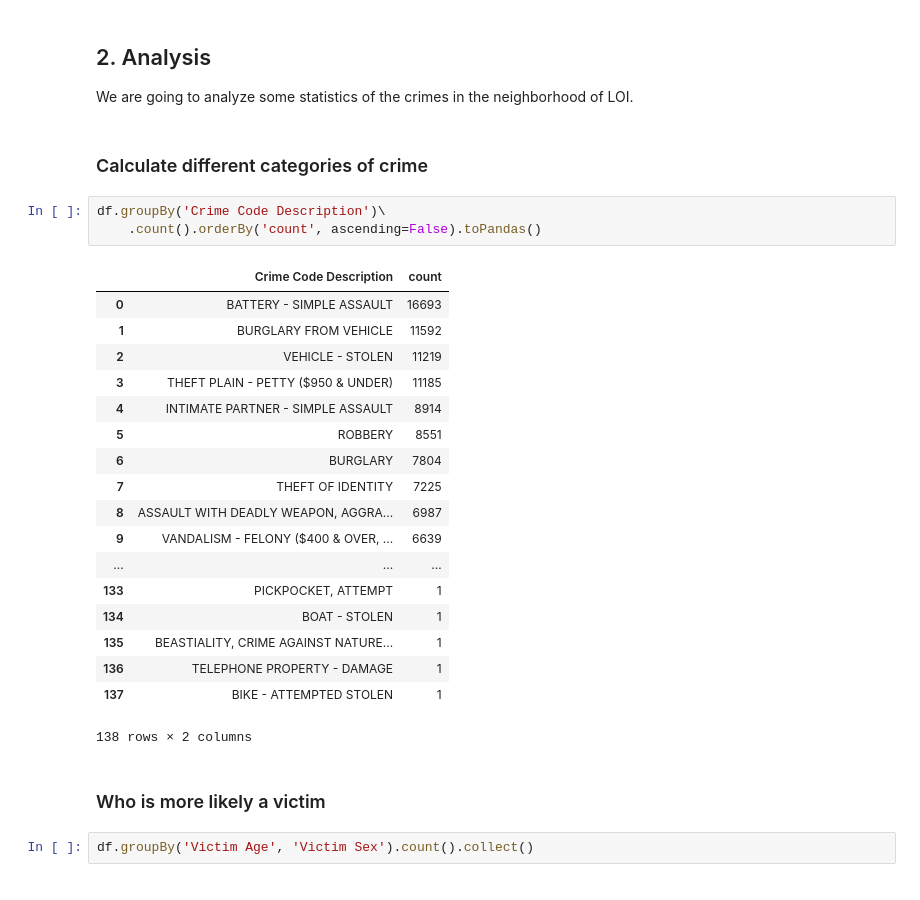
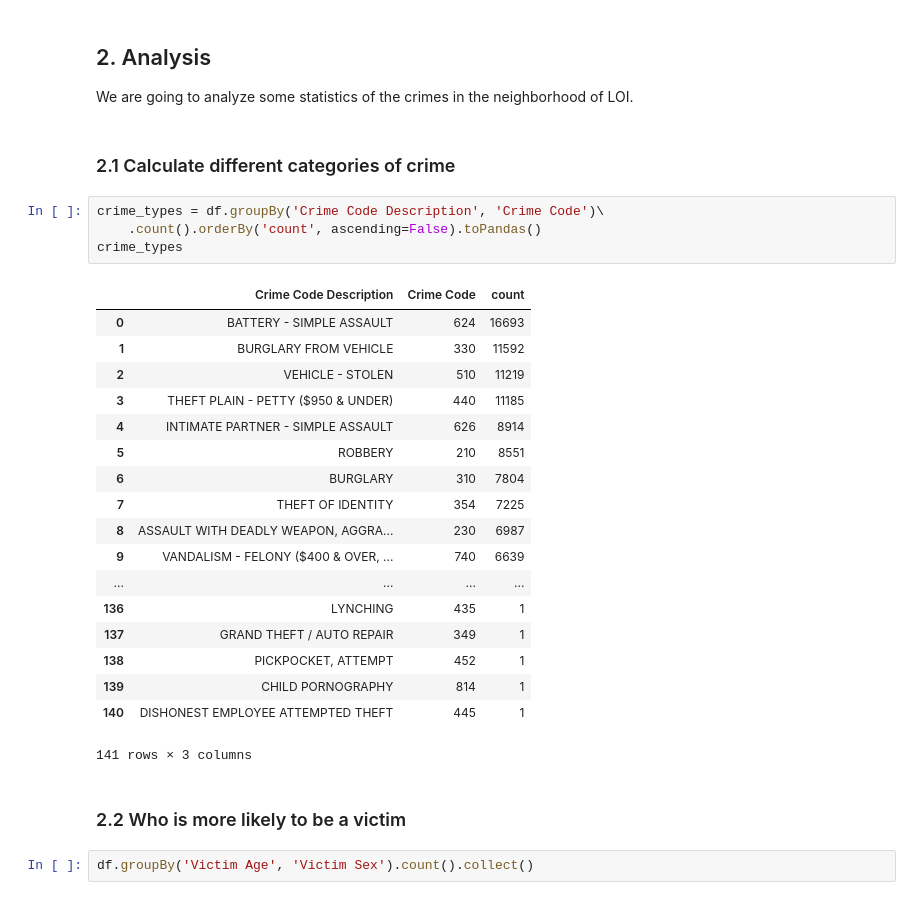
Before and after one commit to Shaofanl/LA_Crime_Analysis, a Jupyter notebook: 1.batch/LA_crime.ipynb, the cells around one changed output. Cells and saved outputs as stored; diff of their text form.

```diff
--- a/1.batch/LA_crime.ipynb
+++ b/1.batch/LA_crime.ipynb
@@ -123,31 +126,32 @@ fig
 ## 2. Analysis
 We are going to analyze some statistics of the crimes in the neighborhood of LOI.
 # %% [markdown]
-### Calculate different categories of crime
+### 2.1 Calculate different categories of crime
 # %%
-df.groupBy('Crime Code Description')\
+crime_types = df.groupBy('Crime Code Description', 'Crime Code')\
     .count().orderBy('count', ascending=False).toPandas()
+crime_types
 # %% [output]
-|  | Crime Code Description | count |
-| 0 | BATTERY - SIMPLE ASSAULT | 16693 |
-| 1 | BURGLARY FROM VEHICLE | 11592 |
-| 2 | VEHICLE - STOLEN | 11219 |
-| 3 | THEFT PLAIN - PETTY ($950 & UNDER) | 11185 |
-| 4 | INTIMATE PARTNER - SIMPLE ASSAULT | 8914 |
-| 5 | ROBBERY | 8551 |
-| 6 | BURGLARY | 7804 |
-| 7 | THEFT OF IDENTITY | 7225 |
-| 8 | ASSAULT WITH DEADLY WEAPON, AGGRA... | 6987 |
-| 9 | VANDALISM - FELONY ($400 & OVER, ... | 6639 |
-| ... | ... | ... |
-| 133 | PICKPOCKET, ATTEMPT | 1 |
-| 134 | BOAT - STOLEN | 1 |
-| 135 | BEASTIALITY, CRIME AGAINST NATURE... | 1 |
-| 136 | TELEPHONE PROPERTY - DAMAGE | 1 |
-| 137 | BIKE - ATTEMPTED STOLEN | 1 |
+|  | Crime Code Description | Crime Code | count |
+| 0 | BATTERY - SIMPLE ASSAULT | 624 | 16693 |
+| 1 | BURGLARY FROM VEHICLE | 330 | 11592 |
+| 2 | VEHICLE - STOLEN | 510 | 11219 |
+| 3 | THEFT PLAIN - PETTY ($950 & UNDER) | 440 | 11185 |
+| 4 | INTIMATE PARTNER - SIMPLE ASSAULT | 626 | 8914 |
+| 5 | ROBBERY | 210 | 8551 |
+| 6 | BURGLARY | 310 | 7804 |
+| 7 | THEFT OF IDENTITY | 354 | 7225 |
+| 8 | ASSAULT WITH DEADLY WEAPON, AGGRA... | 230 | 6987 |
+| 9 | VANDALISM - FELONY ($400 & OVER, ... | 740 | 6639 |
+| ... | ... | ... | ... |
+| 136 | LYNCHING | 435 | 1 |
+| 137 | GRAND THEFT / AUTO REPAIR | 349 | 1 |
+| 138 | PICKPOCKET, ATTEMPT | 452 | 1 |
+| 139 | CHILD PORNOGRAPHY | 814 | 1 |
+| 140 | DISHONEST EMPLOYEE ATTEMPTED THEFT | 445 | 1 |
-138 rows × 2 columns
+141 rows × 3 columns
 # %% [markdown]
-### Who is more likely a victim
+### 2.2 Who is more likely to be a victim
 # %%
 df.groupBy('Victim Age', 'Victim Sex').count().collect()
 # %% [output]
```
Also changed, not shown: parts of 26 cells of this notebook, 1 other file.
